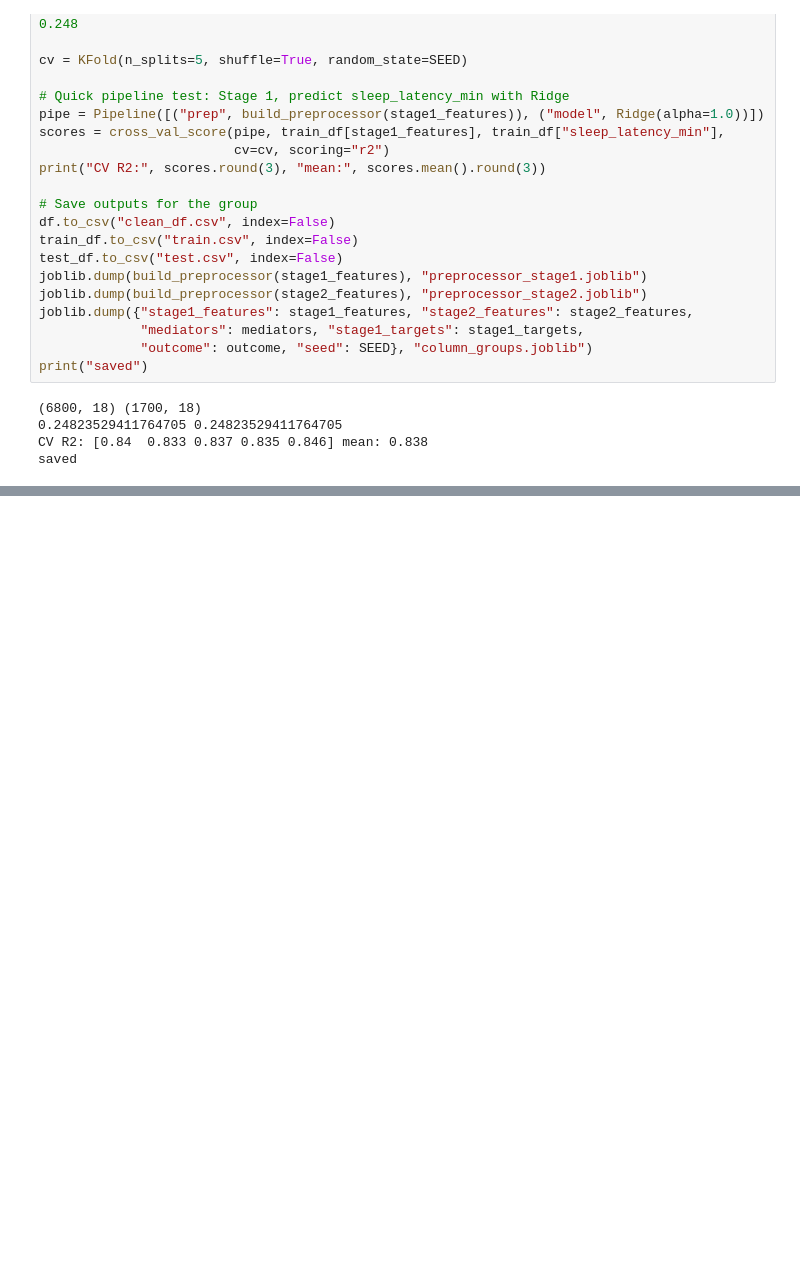
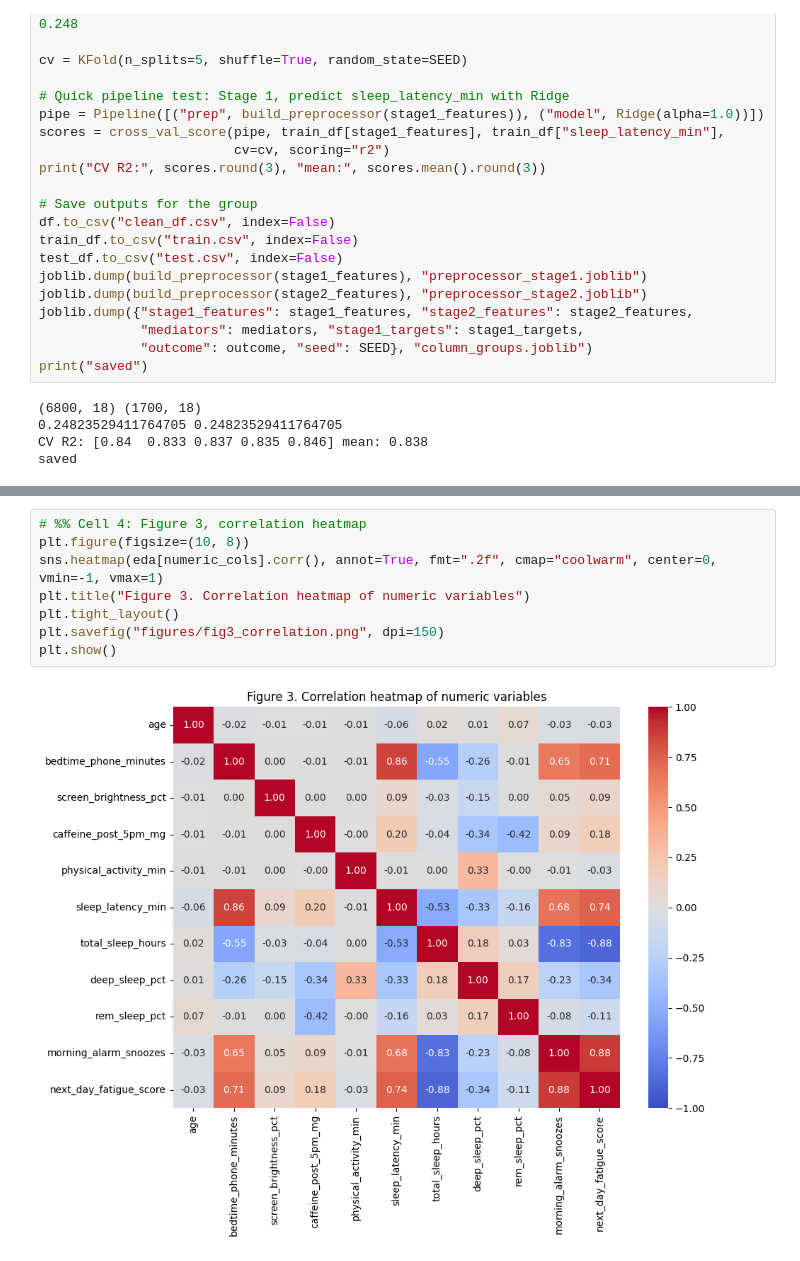
Before and after one commit to eu1dev/Data-Science, a Jupyter notebook: main.ipynb, the cells around one changed output, grey strips where cells are left out. Cells and saved outputs as stored; diff of their text form; blank space fills up the shorter version.

```diff
--- a/main.ipynb
+++ b/main.ipynb
@@ -121,0 +179,10 @@ saved
+# %%
+# %% Cell 4: Figure 3, correlation heatmap
+plt.figure(figsize=(10, 8))
+sns.heatmap(eda[numeric_cols].corr(), annot=True, fmt=".2f", cmap="coolwarm", center=0, vmin=-1, vmax=1)
+plt.title("Figure 3. Correlation heatmap of numeric variables")
+plt.tight_layout()
+plt.savefig("figures/fig3_correlation.png", dpi=150)
+plt.show()
+# %% [output]
+[figure, added]
```
Also changed, not shown: parts of 6 cells of this notebook, 3 other files.
